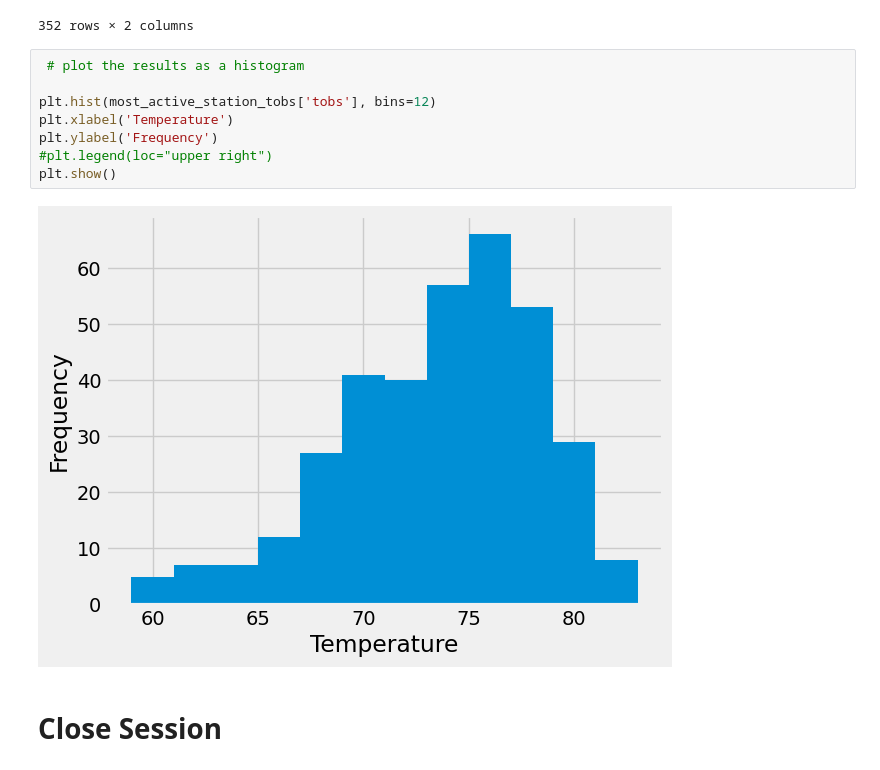
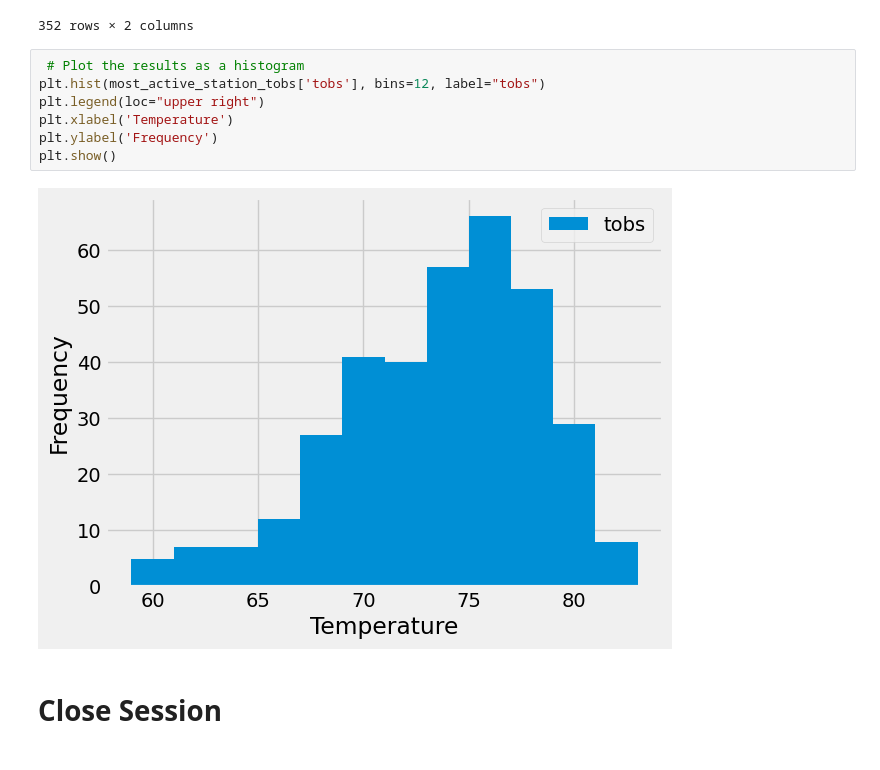
Before and after one commit to samwallach7/10-sqlalchemy-challenge, a Jupyter notebook: SurfsUp/climate_starter_SW.ipynb, the cells around one changed output. Cells and saved outputs as stored; diff of their text form.

```diff
--- a/SurfsUp/climate_starter_SW.ipynb
+++ b/SurfsUp/climate_starter_SW.ipynb
@@ -193,15 +204,14 @@ most_active_station_tobs
 | 351 | 2017-08-18 | 79.0 |
 352 rows × 2 columns
 # %%
- # plot the results as a histogram
-
-plt.hist(most_active_station_tobs['tobs'], bins=12)
+ # Plot the results as a histogram
+plt.hist(most_active_station_tobs['tobs'], bins=12, label="tobs")
+plt.legend(loc="upper right")
 plt.xlabel('Temperature')
 plt.ylabel('Frequency')
-#plt.legend(loc="upper right")
 plt.show()
 # %% [output]
-[figure, old version]
+[figure, new version]
 # %% [markdown]
 # Close Session
 # %%
```
Also changed, not shown: parts of 10 cells of this notebook, 1 other file.
